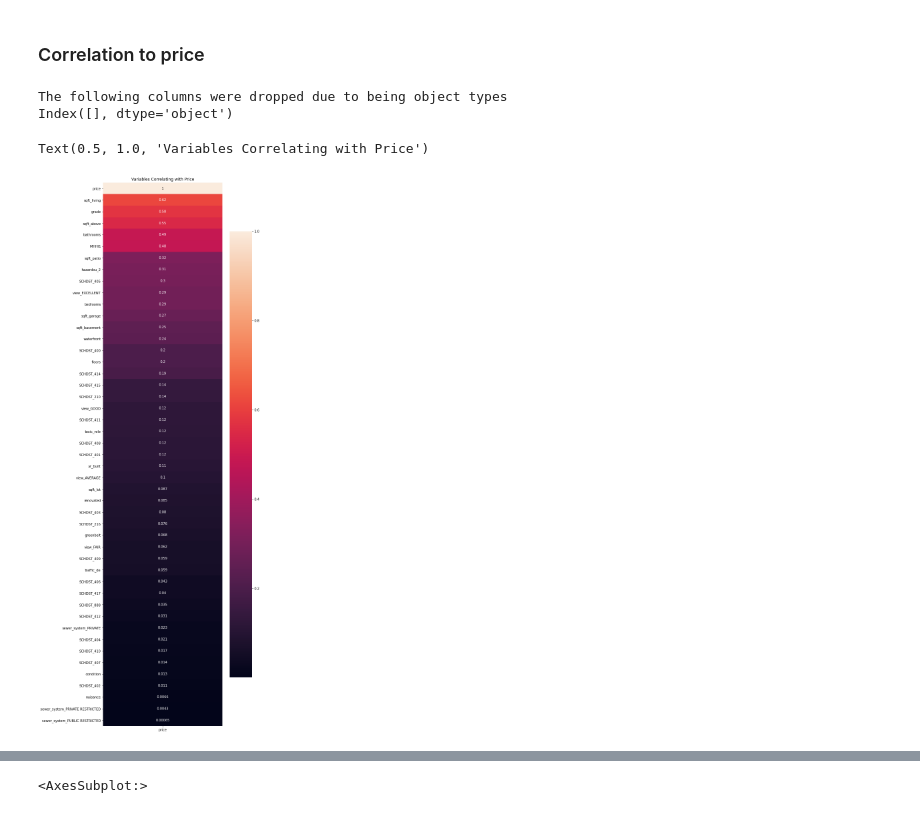
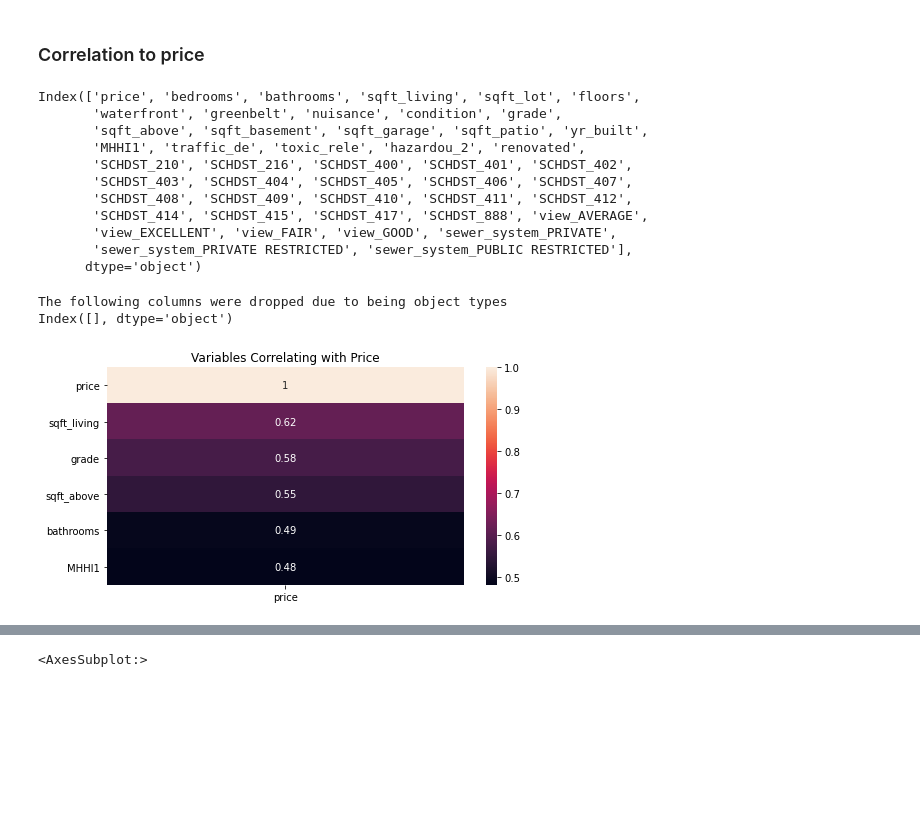
Before and after one commit to drykvf/Housing-Project, a Jupyter notebook: Final_notebook_draft.ipynb, the cells around one changed output, grey strips where cells are left out. Drawn from its saved outputs; the diff is of its cells as text; code cells hidden in the pictures; blank space fills up the shorter version.

```diff
--- a/Final_notebook_draft.ipynb
+++ b/Final_notebook_draft.ipynb
@@ -198,6 +198,8 @@ def for_dummies(df,columns):
     if isinstance(columns, str):
         columns = [columns]
     for column in columns:
+        if isinstance(df[column], object) == False:
+            df[column] = df[column].astype(object)
         dropped = str(df[column].value_counts().idxmax())
         name_drop = column + '_' +dropped
         print(f'Dropped Column: {name_drop}')
@@ -206,8 +208,6 @@ def for_dummies(df,columns):
         df = df_dum
     return(df)
 # %%
-# Changing type of SCHDST for int to object
-df_clean['SCHDST'] = df_clean['SCHDST'].astype(object)
 dum_list = ['SCHDST','view', 'sewer_system']
 df_clean = for_dummies(df_clean, dum_list)
 # %% [output]
@@ -334,16 +314,31 @@ df_corr[['price']].sort_values(by='price',ascending=False)
 # %% [markdown]
 ### Correlation to price
+# %%
+df_clean.columns
+# %% [output]
+Index(['price', 'bedrooms', 'bathrooms', 'sqft_living', 'sqft_lot', 'floors',
+       'waterfront', 'greenbelt', 'nuisance', 'condition', 'grade',
+       'sqft_above', 'sqft_basement', 'sqft_garage', 'sqft_patio', 'yr_built',
+       'MHHI1', 'traffic_de', 'toxic_rele', 'hazardou_2', 'renovated',
+       'SCHDST_210', 'SCHDST_216', 'SCHDST_400', 'SCHDST_401', 'SCHDST_402',
+       'SCHDST_403', 'SCHDST_404', 'SCHDST_405', 'SCHDST_406', 'SCHDST_407',
+       'SCHDST_408', 'SCHDST_409', 'SCHDST_410', 'SCHDST_411', 'SCHDST_412',
+       'SCHDST_414', 'SCHDST_415', 'SCHDST_417', 'SCHDST_888', 'view_AVERAGE',
+       'view_EXCELLENT', 'view_FAIR', 'view_GOOD', 'sewer_system_PRIVATE',
+       'sewer_system_PRIVATE RESTRICTED', 'sewer_system_PUBLIC RESTRICTED'],
+      dtype='object')
 # %%
-df_corr = abs(correlation(df_clean))
-fig, ax = plt.subplots(figsize=(8,30))
+# df_clean_cor = df_clean[['price','sqft_living','grade','sqft_above','bathrooms','MHHI1']]
+df_corr = abs(correlation(df_clean_cor))
+fig, ax = plt.subplots(figsize=(8,4))
 sns.heatmap(df_corr[['price']].sort_values(by='price',ascending=False), annot=True)
 
 ax.set_title('Variables Correlating with Price')
+# plt.savefig('Group_plots/correlation_plot.png', dpi=100)
 # %% [output]
 The following columns were dropped due to being object types
 Index([], dtype='object')
-Text(0.5, 1.0, 'Variables Correlating with Price')
-[figure, old version]
+[figure, new version]
 # %%
 fig, ax = plt.subplots(figsize=(16, 10))
 sns.heatmap(abs(df_clean.corr()), annot=False,ax=ax,vmin=.5)
```
Also changed, not shown: parts of 33 cells of this notebook, 7 other files.
